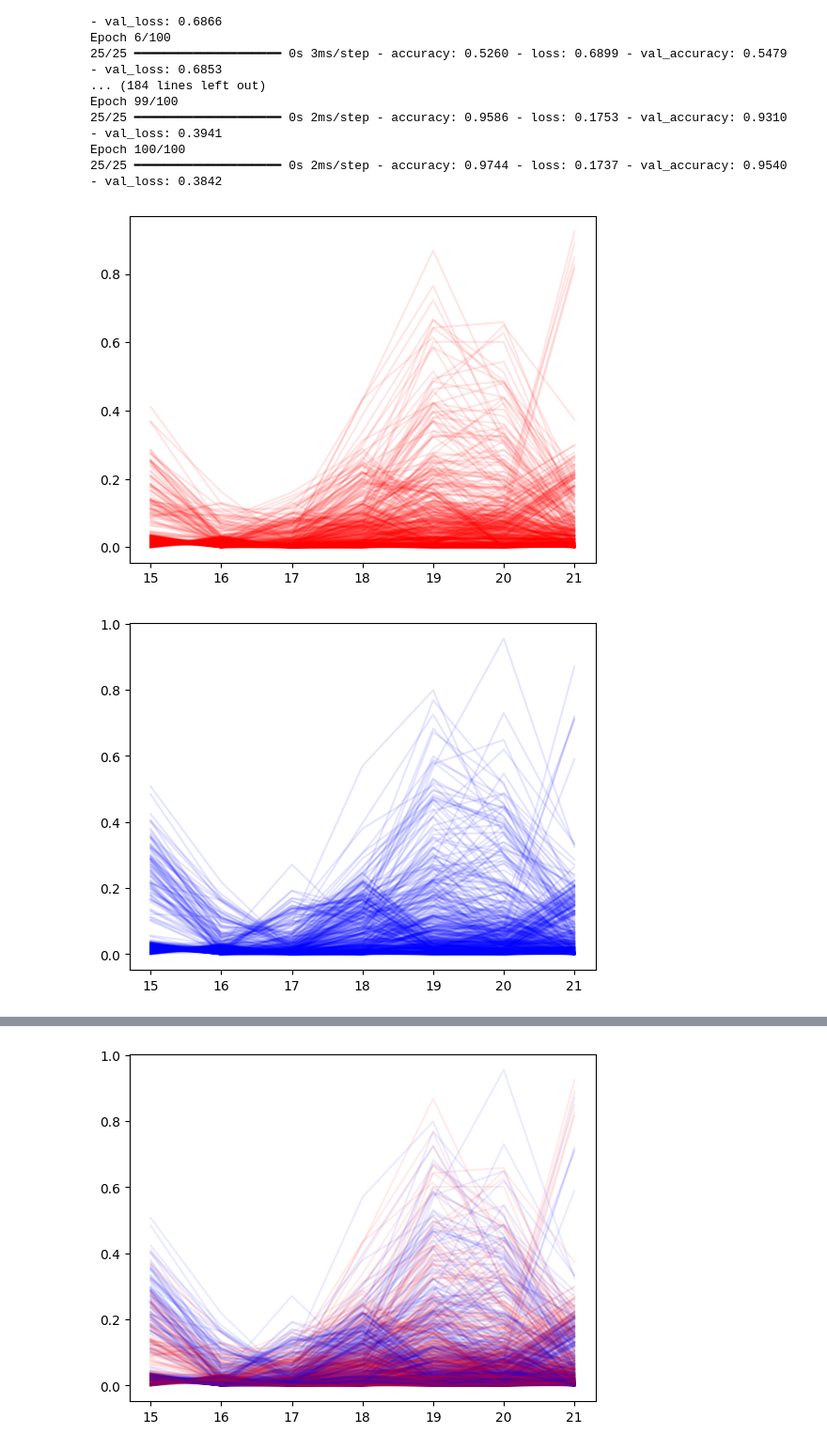
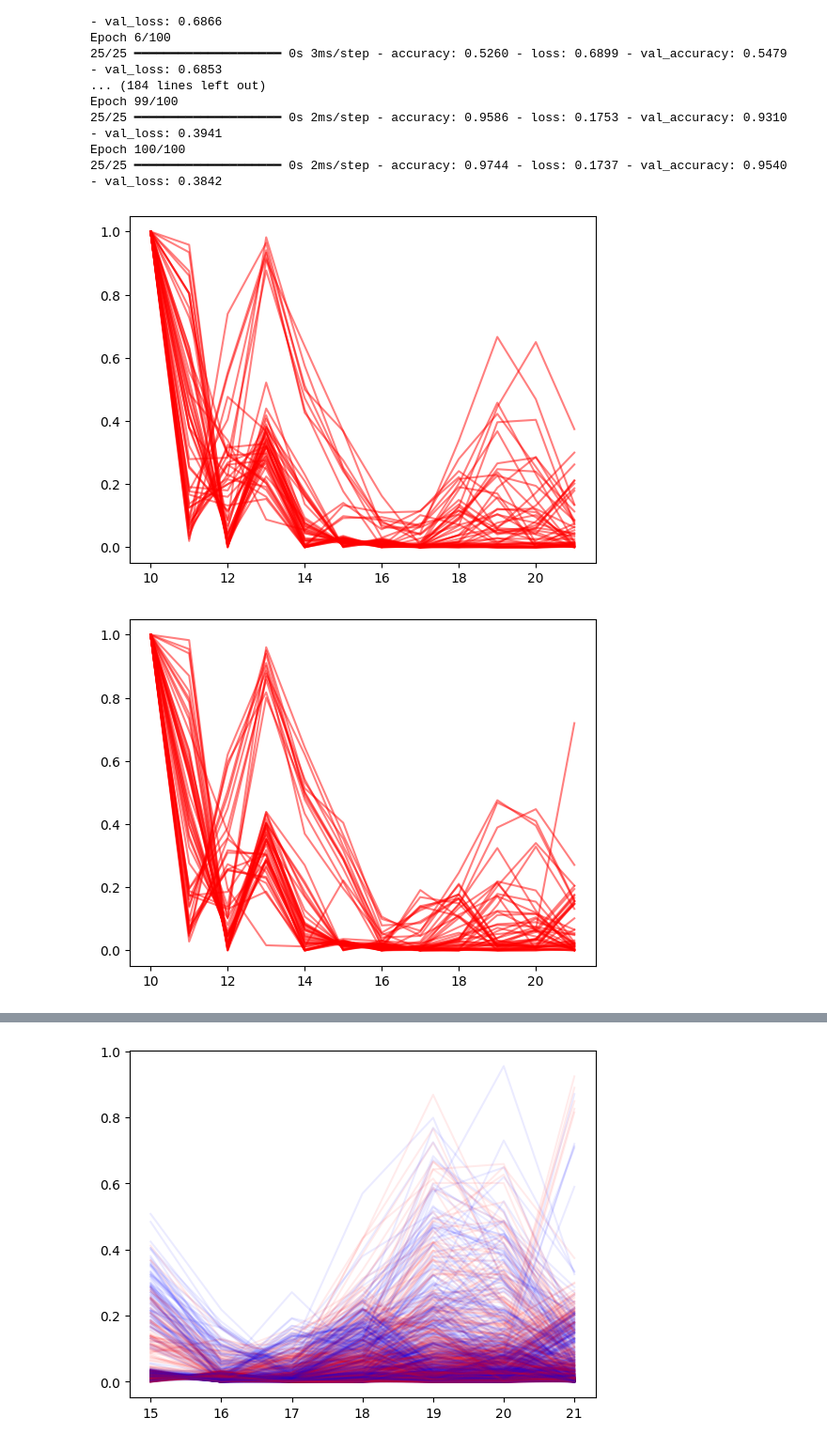
Before and after one commit to jkworldchampion/tag-less_tracking_with_uwb, a Jupyter notebook: cnn_classification.ipynb, the cells around one changed output, grey strips where cells are left out. Shown at 94% size. Cells and saved outputs as stored; diff of their text form; code cells hidden in the pictures.

```diff
--- a/cnn_classification.ipynb
+++ b/cnn_classification.ipynb
@@ -1054,12 +1054,12 @@ Epoch 99/100
 Epoch 100/100
 25/25 ━━━━━━━━━━━━━━━━━━━━ 0s 2ms/step - accuracy: 0.9744 - loss: 0.1737 - val_accuracy: 0.9540 - val_loss: 0.3842
 # %%
-for i in range(500):
-    plt.plot(peak_same_empty.iloc[i][15:22], color='red', alpha=0.1, label="empty")
+for i in range(50,100):
+    plt.plot(peak_same_empty.iloc[i][10:22], color='red', alpha=0.5, label="empty")
 # %% [output]
-[figure, old version]
+[figure, new version]
 # %%
-for i in range(500):
-    plt.plot(peak_same_ra20.iloc[i][15:22], color='blue', alpha=0.1, label="ra20") # 8ns 부근
+for i in range(50,100):
+    plt.plot(peak_same_ra20.iloc[i][10:22], color='red', alpha=0.5, label="ra20") # 8ns 부근
 # %% [output]
-[figure, old version]
+[figure, new version]
```
Also changed, not shown: parts of 1 cell of this notebook, 10 other files.
